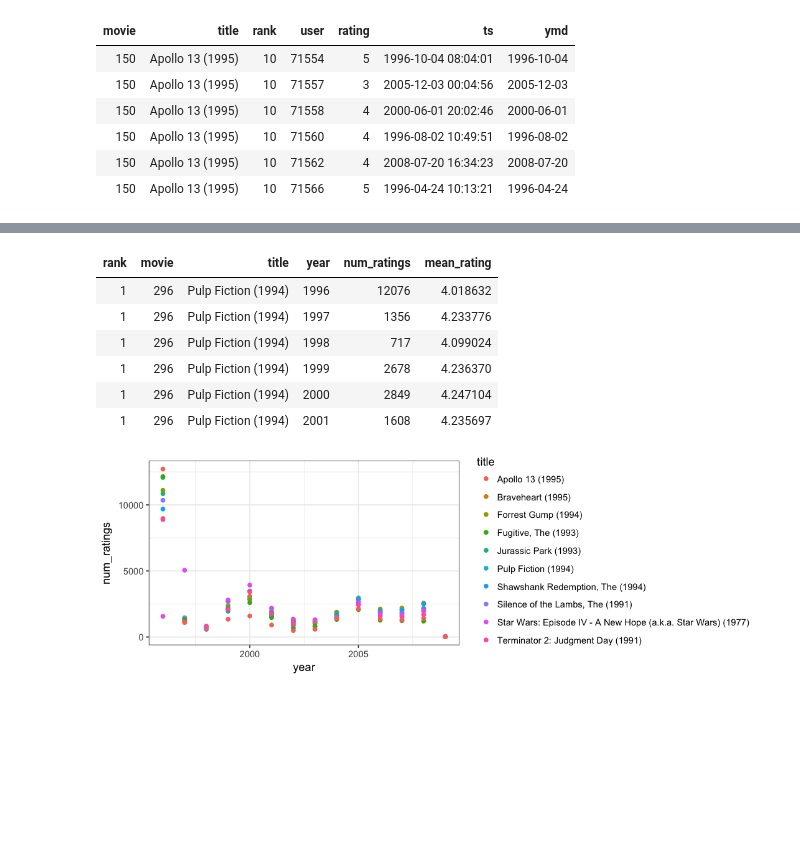
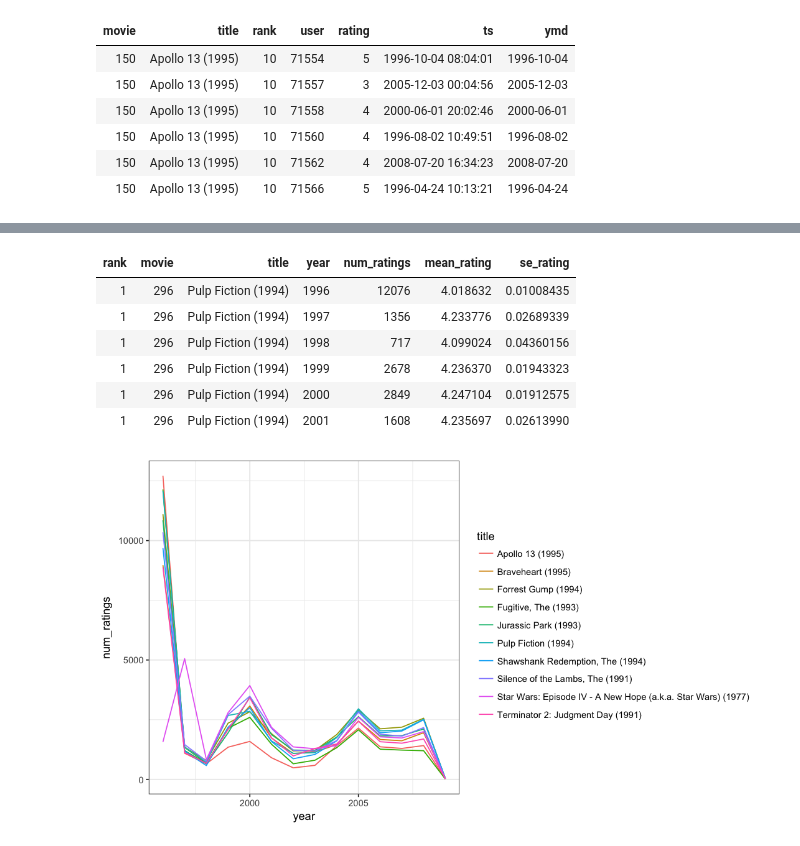
Before and after one commit to jhofman/msd2017, a Jupyter notebook: lectures/lecture_5/visualization_with_ggplot2.ipynb, the cells around one changed output, grey strips where cells are left out. Saved outputs shown, nothing was run; the diff lists cells and outputs as text; code cells hidden in the pictures; blank space fills up the shorter version.

```diff
--- a/lectures/lecture_5/visualization_with_ggplot2.ipynb
+++ b/lectures/lecture_5/visualization_with_ggplot2.ipynb
@@ -422,19 +426,20 @@ Joining, by = "movie"
 # %%
-plot_data <- top_ratings %>%
+top_ratings_by_year <- top_ratings %>%
     group_by(rank, movie, title, year = year(ymd)) %>%
     summarize(num_ratings = n(),
-              mean_rating = mean(rating))
-head(plot_data)
+              mean_rating = mean(rating),
+              se_rating = sd(rating) / sqrt(n()))
+head(top_ratings_by_year)
 # %% [output]
-| rank | movie | title | year | num_ratings | mean_rating |
-| 1 | 296 | Pulp Fiction (1994) | 1996 | 12076 | 4.018632 |
-| 1 | 296 | Pulp Fiction (1994) | 1997 | 1356 | 4.233776 |
-| 1 | 296 | Pulp Fiction (1994) | 1998 | 717 | 4.099024 |
-| 1 | 296 | Pulp Fiction (1994) | 1999 | 2678 | 4.236370 |
-| 1 | 296 | Pulp Fiction (1994) | 2000 | 2849 | 4.247104 |
-| 1 | 296 | Pulp Fiction (1994) | 2001 | 1608 | 4.235697 |
+| rank | movie | title | year | num_ratings | mean_rating | se_rating |
+| 1 | 296 | Pulp Fiction (1994) | 1996 | 12076 | 4.018632 | 0.01008435 |
+| 1 | 296 | Pulp Fiction (1994) | 1997 | 1356 | 4.233776 | 0.02689339 |
+| 1 | 296 | Pulp Fiction (1994) | 1998 | 717 | 4.099024 | 0.04360156 |
+| 1 | 296 | Pulp Fiction (1994) | 1999 | 2678 | 4.236370 | 0.01943323 |
+| 1 | 296 | Pulp Fiction (1994) | 2000 | 2849 | 4.247104 | 0.01912575 |
+| 1 | 296 | Pulp Fiction (1994) | 2001 | 1608 | 4.235697 | 0.02613990 |
 # %%
-ggplot(plot_data, aes(x = year, y = num_ratings, color = title)) +
-    geom_point()
+ggplot(top_ratings_by_year, aes(x = year, y = num_ratings, color = title)) +
+    geom_line()
 # %% [output]
-[figure, old version]
+[figure, new version]
```
Also changed, not shown: parts of 20 cells of this notebook.
